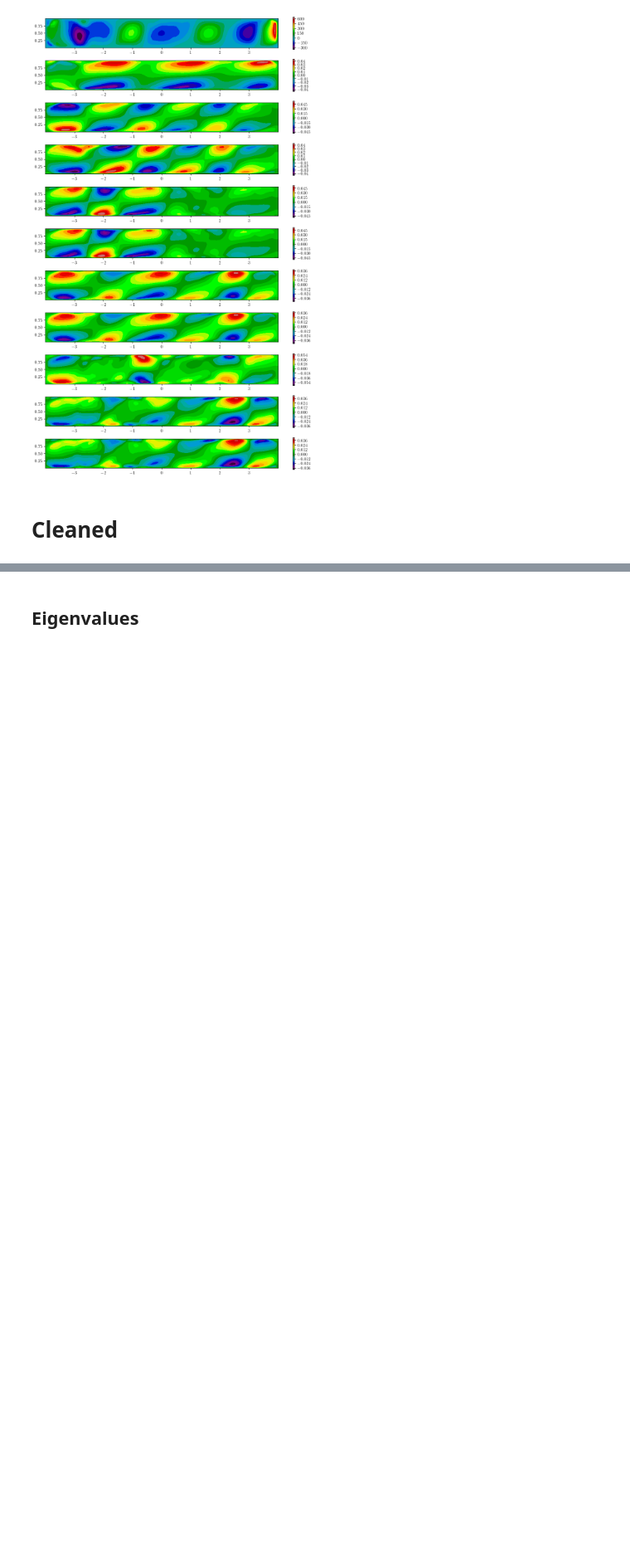
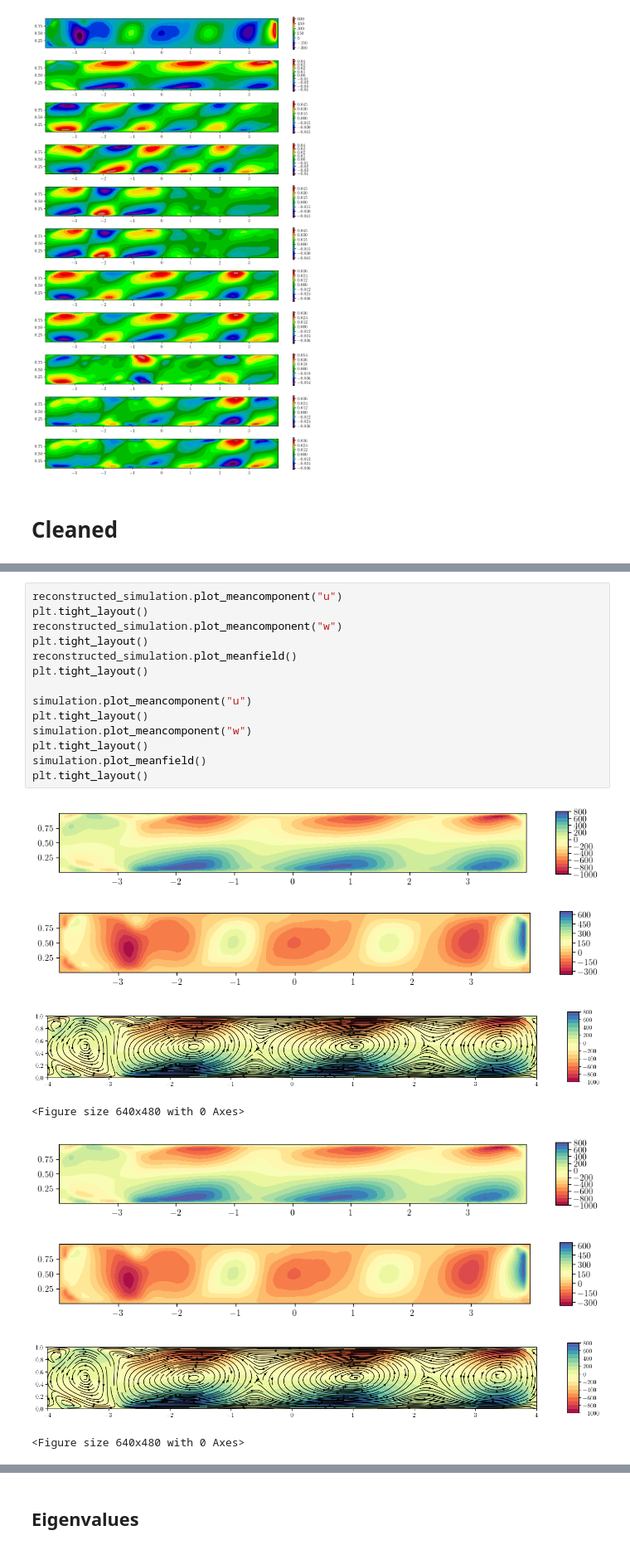
Before and after one commit to Julielmnt/Stage_M2, a Jupyter notebook: code/DMD.ipynb, the cells around one changed output, grey strips where cells are left out. Shown at 83% size. Saved outputs shown, nothing was run; the diff lists cells and outputs as text; blank space fills up the shorter version.

```diff
--- a/code/DMD.ipynb
+++ b/code/DMD.ipynb
@@ -250,0 +303,23 @@ print(np.shape(uw_array))
+# %%
+reconstructed_simulation.plot_meancomponent("u")
+plt.tight_layout()
+reconstructed_simulation.plot_meancomponent("w")
+plt.tight_layout()
+reconstructed_simulation.plot_meanfield()
+plt.tight_layout()
+
+simulation.plot_meancomponent("u")
+plt.tight_layout()
+simulation.plot_meancomponent("w")
+plt.tight_layout()
+simulation.plot_meanfield()
+plt.tight_layout()
+# %% [output]
+[figure, added]
+[figure, added]
+[figure, added]
+<Figure size 640x480 with 0 Axes>
+[figure, added]
+[figure, added]
+[figure, added]
+<Figure size 640x480 with 0 Axes>
```
Also changed, not shown: parts of 25 cells of this notebook, 3 other files.
